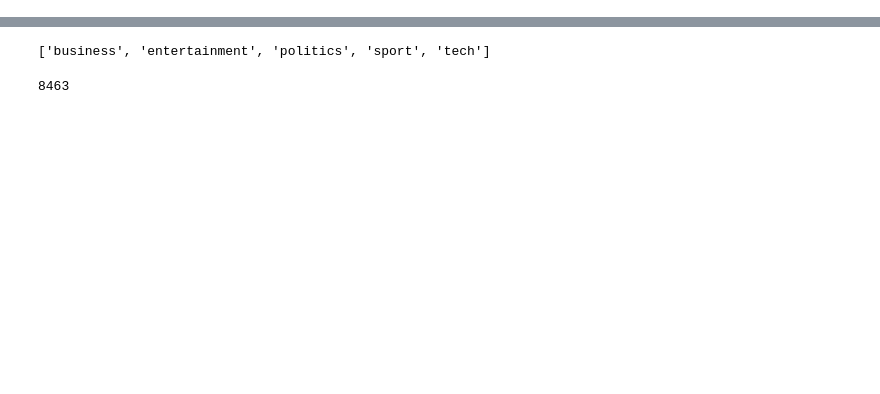
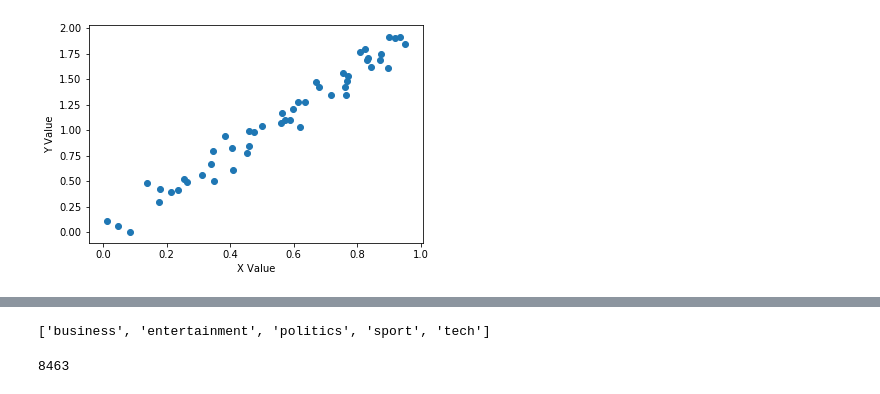
Before and after one commit to spk104/spklearn-ml, a Jupyter notebook: Class 07_Jan 25.ipynb, the cells around one changed output, grey strips where cells are left out. Saved outputs shown, nothing was run; the diff lists cells and outputs as text; code cells hidden in the pictures; blank space fills up the shorter version.

```diff
--- a/Class 07_Jan 25.ipynb
+++ b/Class 07_Jan 25.ipynb
@@ -0,0 +353,9 @@
+# %%
+import os
+import sys
+import numpy as np
+import matplotlib.pyplot as plt
+import seaborn as sns
+
+X = np.random.rand(50)
+Y = 2 * X + np.random.normal(0, 0.1, 50)
@@ -0,0 +376,7 @@
+# %%
+plt.scatter(X,Y)
+plt.xlabel('X Value')
+plt.ylabel('Y Value')
+plt.show()
+# %% [output]
+[figure, added]
```
Also changed, not shown: parts of 80 cells of this notebook, 7 other files.
